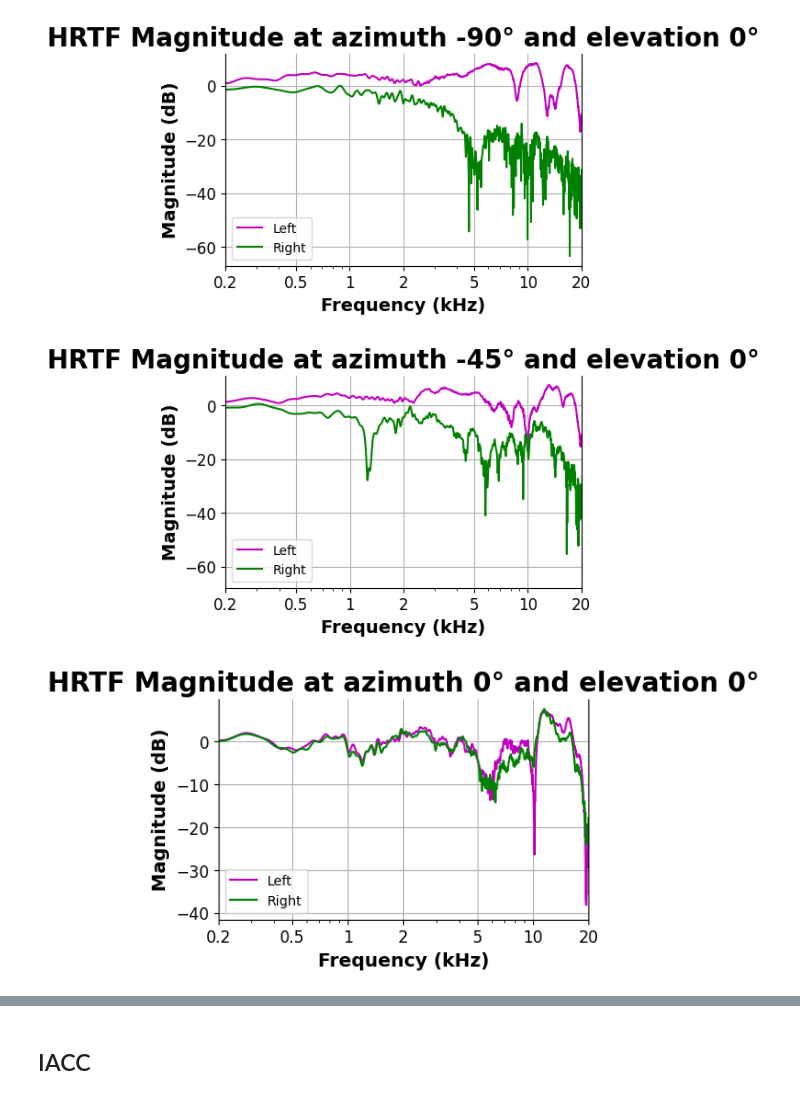
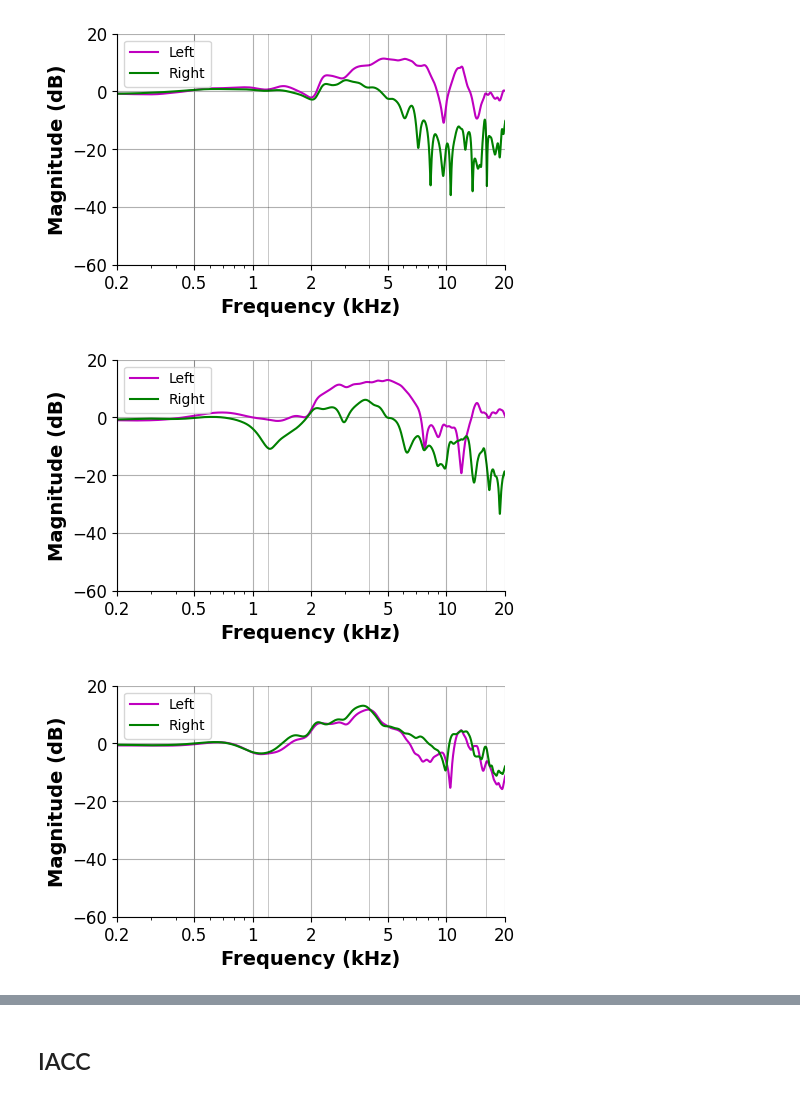
Before and after one commit to veronicadign/sound_localization_model, a Jupyter notebook: plot/hrtf.ipynb, the cells around one changed output, grey strips where cells are left out. Cells and saved outputs as stored; diff of their text form; code cells hidden in the pictures.

```diff
--- a/plot/hrtf.ipynb
+++ b/plot/hrtf.ipynb
@@ -16,9 +54,9 @@ from scipy.fft import rfft, irfft
 # %%
 TIME_SIMULATION = 250
-level = 90 * b2h.dB
-sound = Tone(0.5 * b2.kHz, TIME_SIMULATION * b2.ms, level)
+level = 60 * b2h.dB
+sound = Tone(0.5 * b2.kHz, TIME_SIMULATION * b2.ms, level, ramp_ms=0, offset_silence_duration=0 * b2.ms)
 plot_sound(sound, figsize=(10, 2))
-gsound = apply_gating(sound.sound)
+gsound = Tone(0.5 * b2.kHz, TIME_SIMULATION * b2.ms, level, ramp_ms=10, offset_silence_duration=0 * b2.ms)
 plot_sound(gsound, color='dodgerblue', figsize=(10, 2))
 
 # sound_array = gsound.__array__()
@@ -46,15 +84,14 @@ RMS dB SPL: 89.77682034686515
 # %%
-HRTF_DIR: str = "../data/SOFA/IRCAM/"
+HRTF_DIR: str = "../data/SOFA/RIEC/"
 
 files = sorted(
     f for f in os.listdir(HRTF_DIR)
     if f.lower().endswith(".sofa")
 )
 
-sofa_path = files[0]
+sofa_path = files[1]
 print(sofa_path)
 sofa_file = sofa.SOFAFile(str(HRTF_DIR + sofa_path), "r")  # SOFAFile expects a string path
-
 print(sofa_file.getSourcePositionInfo())
 ir = sofa_file.getDataIR()                 # shape (M, R, N)
 positions = sofa_file.getSourcePositionValues()  # shape (M, C)
@@ -92,3 +133,15 @@ print(sound_fs)
+# %%
+plt.rcParams["axes.grid"] = True
+plt.rcParams['axes.titlesize'] = 12
+plt.rcParams['axes.titleweight']= 'bold'
+plt.rcParams['axes.spines.top']= False
+plt.rcParams['axes.spines.right']= False
+plt.rcParams['axes.labelsize'] = 14
+plt.rcParams['xtick.labelsize'] = 12   # Size of x-axis tick labels
+plt.rcParams['ytick.labelsize'] = 12   # Size of y-axis tick labels
+plt.rcParams['legend.fontsize'] = 10   # Size of the legend text
+# Make axis labels bold
+plt.rcParams['axes.labelweight'] = 'bold'  # Makes x and y axis labels bold
 # %%
 from utils.cochlea_utils import ANGLE_TO_SOFA
 
@@ -102,7 +155,7 @@ for i, a in enumerate([-90, -45, 0, 45, 90]):
     fig, ax = plt.subplots(figsize=(5, 3))
     ax.plot(times, ir[m_idx, 0, :], color='m', label='Left')
     ax.plot(times, ir[m_idx, 1, :], color='g', label='Right')
-    ax.set_title(f'HRIR at azimuth {a}° and elevation 0°')
+    #ax.set_title(f'HRIR at azimuth {a}° and elevation 0°')
     ax.set_ylabel('Normalized Pressure')
     ax.set_xlabel('Time (ms)')
     ax.set_xlim([0,2.5])
@@ -134,7 +187,7 @@ for i, a in enumerate([-90, -45, 0, 45, 90]):
         right_ir = resample(right_ir, N_new)
 
     #2. Zero-pad
-    x = gsound.flatten()
+    x = gsound.sound.flatten()
     times = np.arange(len(x)) / sound_fs * 1000  # in ms
     N = len(x)
 
@@ -154,34 +207,37 @@ for i, a in enumerate([-90, -45, 0, 45, 90]):
     #3. FFT
     L_fft = rfft(Lpad)
     R_fft = rfft(Rpad)
     X_fft = rfft(xpad)
 
     # IMPORTANT: frequency axis must match nmax!
     freqs = np.fft.rfftfreq(nmax, d=1/sound_fs)
 
     # --- Convert to magnitude in dB ---
     eps = 1e-12
     L_mag = 20 * np.log10(np.abs(L_fft) + eps)
     R_mag = 20 * np.log10(np.abs(R_fft) + eps)
     X_mag = 20 * np.log10(np.abs(X_fft) + eps)
 
     # --- Plot ---
     fig, ax = plt.subplots(1, figsize=(5, 3))
-    ax.set_title(f'HRTF Magnitude at azimuth {a}° and elevation 0°')
+    #ax.set_title(f'HRTF Magnitude at azimuth {a}° and elevation 0°')
     ax.semilogx(freqs, L_mag, color='m', label="Left")
     ax.semilogx(freqs, R_mag, color='g', label="Right")
     ax.set_ylabel("Magnitude (dB)")
     ax.legend()
     # --- Custom log-spaced ticks in Hz ---
     xticks_hz = np.array([0.2, 0.5, 1, 2, 5, 10, 20]) * 1000  # kHz → Hz
+    for v in [200, 500, 1200, 4000, 16000]:
+        ax.axvline(v, color='k', linewidth=0.5, alpha=0.3)
 
     ax.set_xscale('log')              # explicit, even if semilogx already does it
     ax.set_xticks(xticks_hz)
     ax.set_xticklabels(['0.2', '0.5', '1', '2', '5', '10', '20'])
 
     ax.set_xlabel("Frequency (kHz)")
     ax.set_xlim(200, 20000)
+    ax.set_ylim(-60, 20)
 # %% [output]
-[figure, old version]
+[figure, new version]
-[figure, old version]
+[figure, new version]
-[figure, old version]
+[figure, new version]
```
Also changed, not shown: parts of 23 cells of this notebook, 3 other files.
